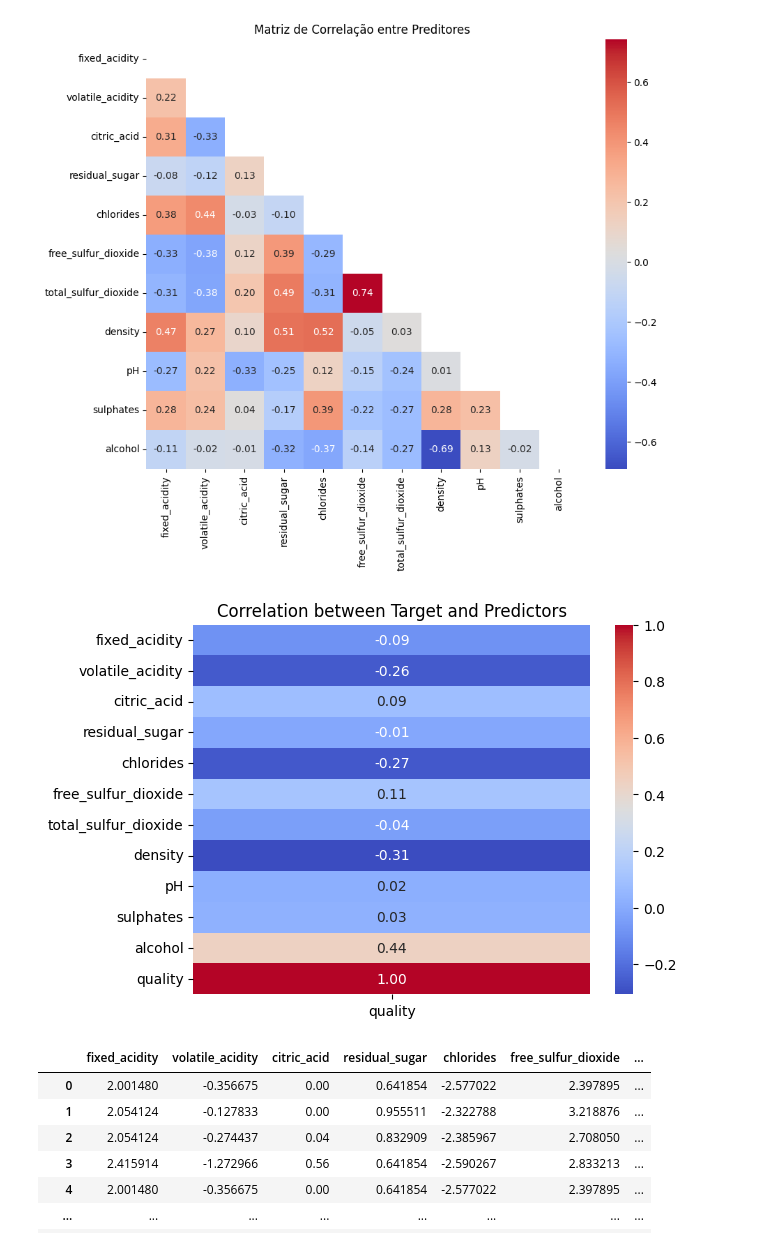
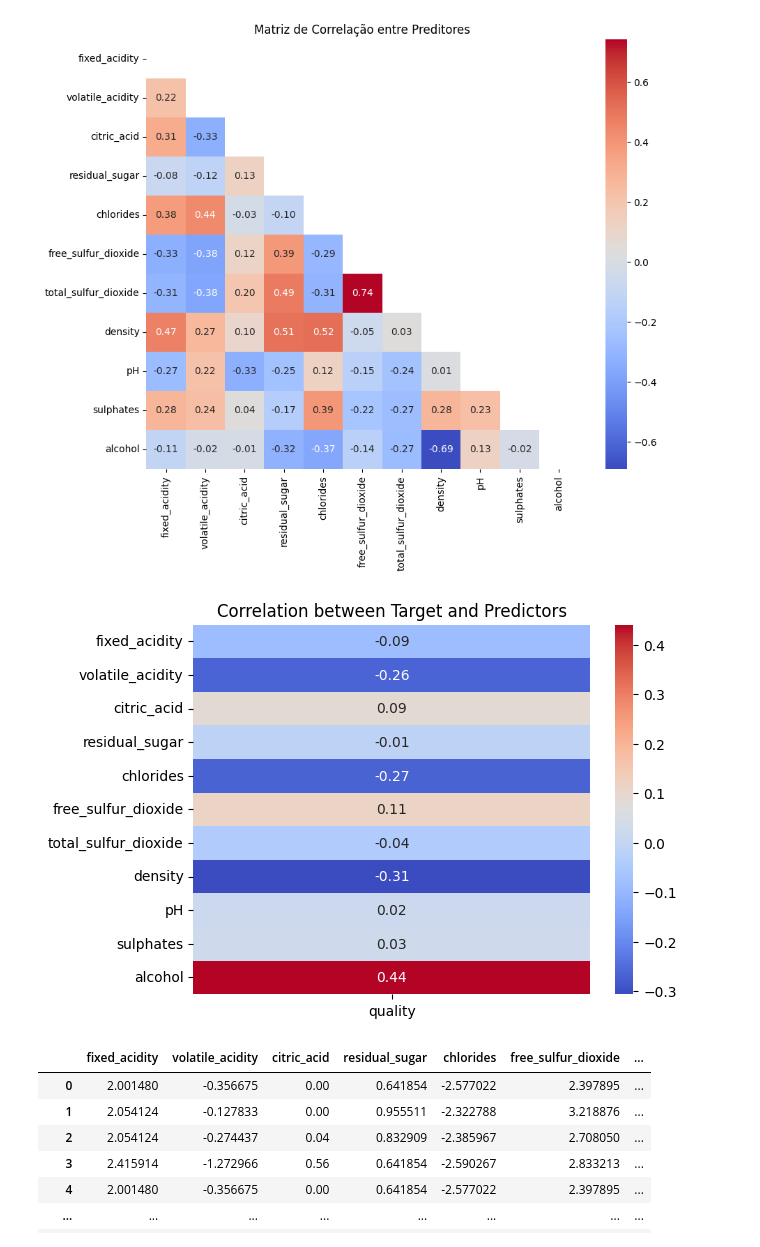
Before and after one commit to pauloricms12/ICA_HM2, a Jupyter notebook: hm2.ipynb, the cells around one changed output. Saved outputs shown, nothing was run; the diff lists cells and outputs as text; code cells hidden in the pictures.

```diff
--- a/hm2.ipynb
+++ b/hm2.ipynb
@@ -126,15 +128,15 @@ plt.show()
 [figure]
 # %%
 corr_matrix = pd.concat([X_transformed, y], axis=1)
-sns.heatmap(corr_matrix.corr()[['quality']],
+sns.heatmap(corr_matrix.corr()[['quality']].drop(['quality']),
             annot=True,
             cmap='coolwarm',
             fmt='.2f'
 )
 plt.title('Correlation between Target and Predictors')
 plt.show()
 # %% [output]
-[figure, old version]
+[figure, new version]
 # %%
 X_transformed
 # %% [output]
```
Also changed, not shown: parts of 2 cells of this notebook.
